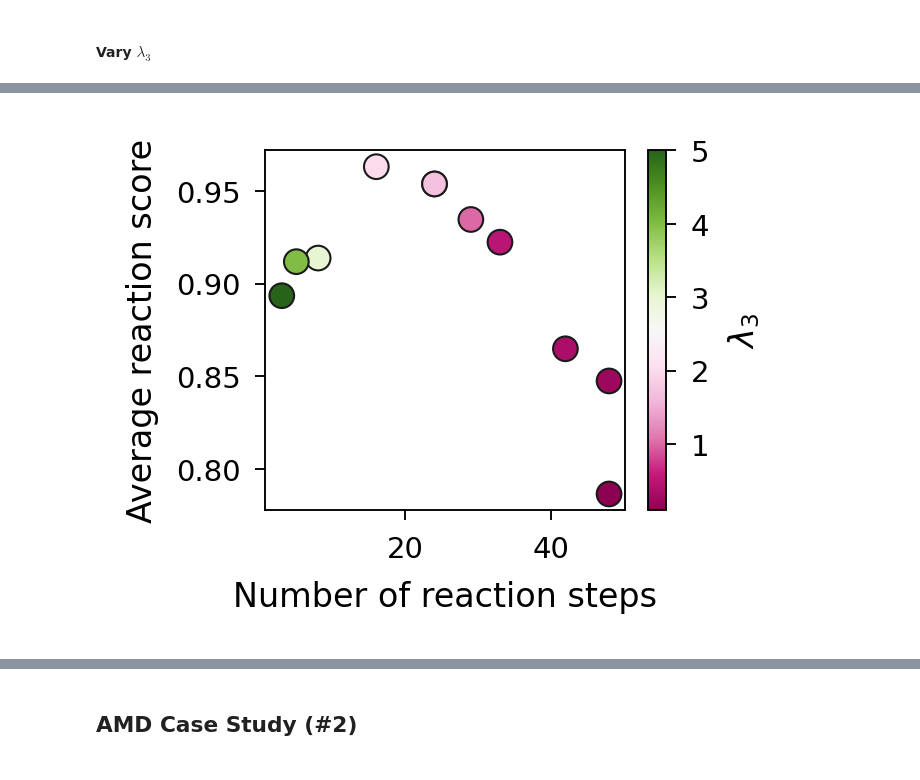
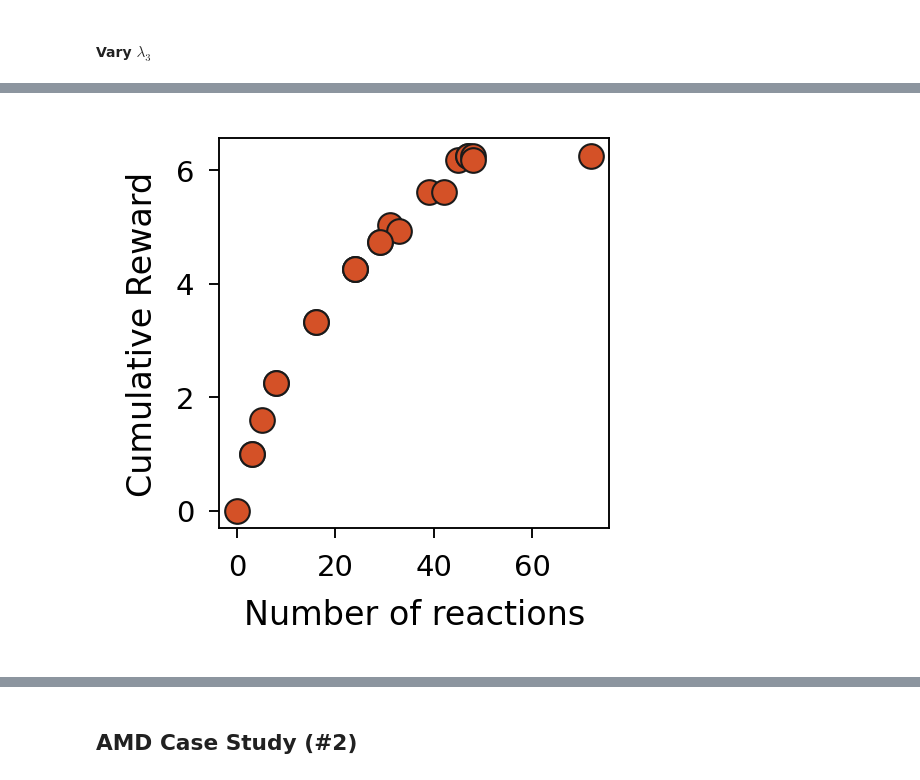
Before and after one commit to coleygroup/sparrow, a Jupyter notebook: notebooks/analyze_results.ipynb, the cells around one changed output, grey strips where cells are left out. Cells and saved outputs as stored; diff of their text form; code cells hidden in the pictures.

Commit message:
update results file naming convention and figure notebook

```diff
--- a/notebooks/analyze_results.ipynb
+++ b/notebooks/analyze_results.ipynb
@@ -4,11 +4,11 @@ import pandas as pd
 from pathlib import Path
 import plot_utils
 import matplotlib.pyplot as plt
-
-
+from matplotlib.ticker import EngFormatter
 from importlib import reload
 reload(plot_utils)
 
 plot_utils.set_style()
+colors = plot_utils.theme_colors
 
 ftype = '.pdf'
@@ -17,25 +72,14 @@ ftype = '.pdf'
 # %%
 save_dir = Path('figs_garibsingh')
 save_dir.mkdir(exist_ok=True)
-# %%
-def scatter_plot_2d(x, y, z, xlabel='', ylabel='', zlabel='', c=0):
-    maps = [plt.cm.get_cmap('PRGn_r'), plt.cm.get_cmap('coolwarm'), plt.cm.get_cmap('PiYG')]
-    # plt.cm.get_cmap('RdYlBu')
-    fig, ax = plt.subplots(1,1)
-    cm = maps[c]
-    sc = plt.scatter(x, y, c=z, s=35, cmap=cm, edgecolor='k', linewidth=0.5)
-    ax.set_xlabel(xlabel)
-    ax.set_ylabel(ylabel)
-    plot_utils.set_size(1.5, 1.2, ax=ax)
-    cbar = plt.colorbar(sc)
-    cbar.set_label(zlabel)
-    return ax, fig
 # %% [markdown]
 #### Vary $\lambda_1$
 # %%
 result_dir = Path('../results/garibsingh_rew_vary')
 df = plot_utils.df_from_dir(result_dir)
-df
+plot_utils.df_to_latex(df, save_dir/'latex_table_reward.txt')
+df_1 = df.sort_values('Utility Weight')
+df_1
 # %% [output]
 |  | Number targets | Fraction targets | Total reward | Possible reward | Number starting materials | ... |
 | 0 | 0 | 0.000000 | 0.000000 | 6.247765 | 0 | ... |
@@ -128,6 +164,8 @@ fig.savefig(save_dir/f'lam2_cost_rew{ftype}',bbox_inches='tight', dpi=200, trans
 # %%
 result_dir = Path('../results/garibsingh_rxn_vary')
 df = plot_utils.df_from_dir(result_dir)
-df
+plot_utils.df_to_latex(df, save_dir/'latex_table_rxn.txt')
+df_3 = df.sort_values('Reaction Weight')
+df_3
 # %% [output]
 |  | Number targets | Fraction targets | Total reward | Possible reward | Number starting materials | ... |
@@ -145,13 +194,8 @@ df
 # %%
-ax, fig = scatter_plot_2d(
-    x=df['Number reaction steps'],
-    y=df['Average reaction score'],
-    z=df['Reaction Weight'],
-    xlabel='Number of reaction steps',
-    ylabel='Average reaction score',
-    zlabel='$\\lambda_3$',
-    c=2
-)
-fig.savefig(save_dir/f'lam3_nsteps_score{ftype}',bbox_inches='tight', dpi=200, transparent=True)
+frames = [df_1, df_3]
+df_all = pd.concat(frames)
+
+ax, fig = scatter_plot_2d(df_all['Number reaction steps'], df_all['Total reward'], xlabel='Number of reactions', ylabel='Cumulative Reward', c=1, size=[1.3, 1.3])
+fig.savefig(save_dir/f'pareto_2{ftype}',bbox_inches='tight', dpi=200, transparent=True)
 # %% [output]
-[figure, old version]
+[figure, new version]
```
Also changed, not shown: parts of 24 cells of this notebook, 17 other files.
